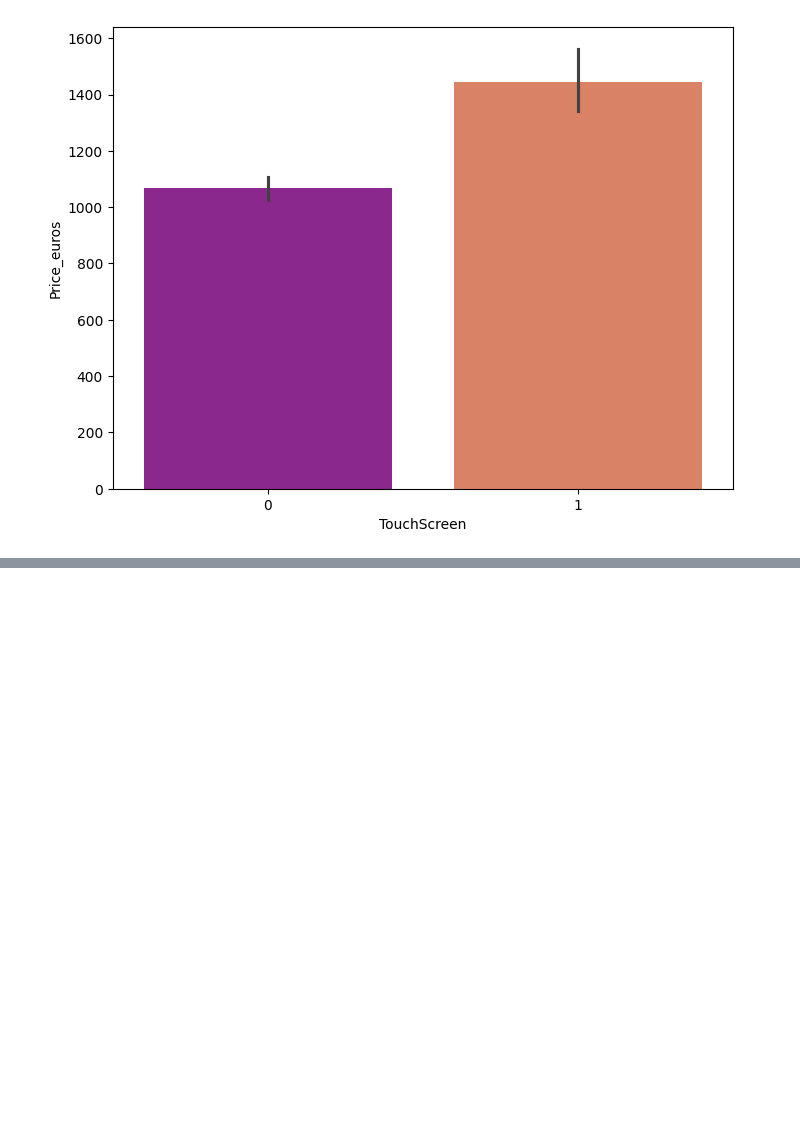
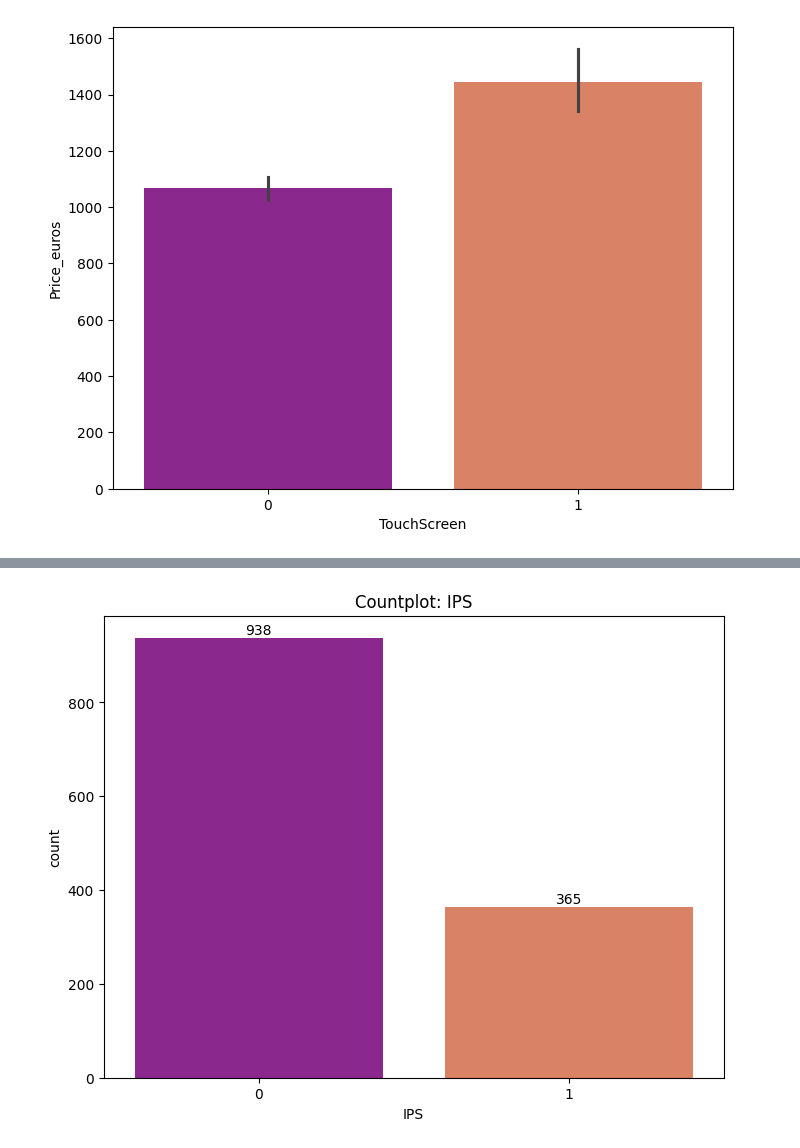
Before and after one commit to AnantVerma-2022/Linear-Regression-Laptop-Price-Predictions, a Jupyter notebook: laptop_price_prediction.ipynb, the cells around one changed output, grey strips where cells are left out. Cells and saved outputs as stored; diff of their text form; code cells hidden in the pictures; blank space fills up the shorter version.

```diff
--- a/laptop_price_prediction.ipynb
+++ b/laptop_price_prediction.ipynb
@@ -483,3 +485,9 @@ sns.barplot(data = dataset, x = dataset['TouchScreen'], y = dataset['Price_euros
 plt.show()
 # %% [output]
 [figure]
+# %%
+# Create a feature 'IPS'
+
+dataset['IPS'] = dataset['ScreenResolution'].apply(lambda element:1 if 'IPS' in element else 0)
+
+dataset.head()
@@ -485,0 +501,12 @@ plt.show()
+# %%
+# Visualization
+
+plt.figure(figsize = (8,6))
+ax = sns.countplot(data = dataset, x = dataset['IPS'], palette = 'plasma')
+plt.title('Countplot: IPS')
+
+for label in ax.containers:
+    ax.bar_label(label)
+plt.show()
+# %% [output]
+[figure, added]
```
Also changed, not shown: parts of 9 cells of this notebook.
